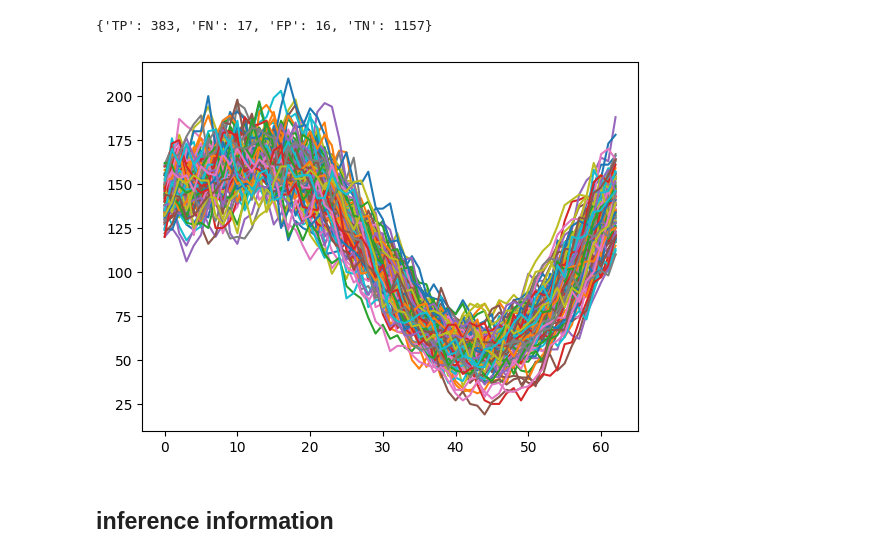
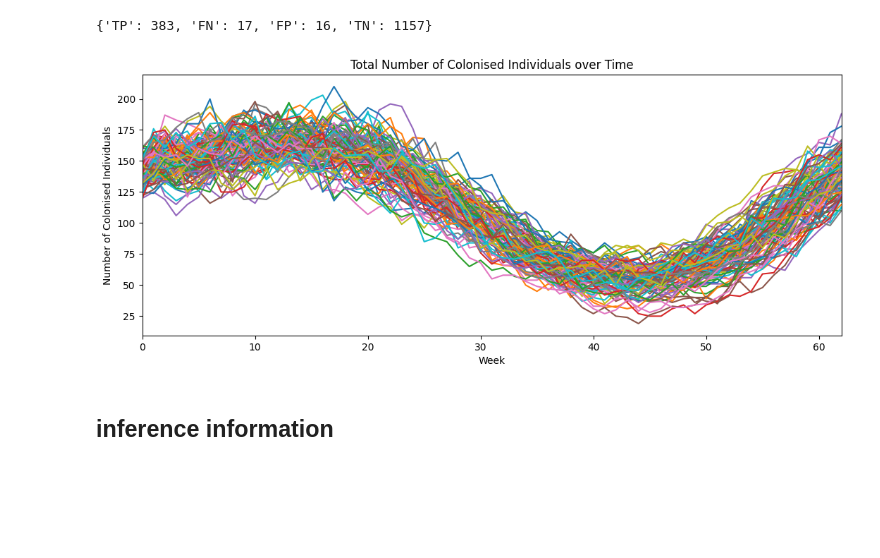
Before and after one commit to neilljn/AntiDOTE_Methods, a Jupyter notebook: experiments/sim_study_rippler_many/results.ipynb, the cells around one changed output. Drawn from its saved outputs; the diff is of its cells as text; code cells hidden in the pictures; blank space fills up the shorter version.

```diff
--- a/experiments/sim_study_rippler_many/results.ipynb
+++ b/experiments/sim_study_rippler_many/results.ipynb
@@ -186,12 +186,18 @@ test_acc(UC_results['X'],test_results)
 {'TP': 383, 'FN': 17, 'FP': 16, 'TN': 1157}
 # %%
 # many simulations
+plt.figure(figsize=(12.8,4.8))
 for i in range(100):
     UC_results_i = UC_sim(N,h,age,sex,prop_0,theta,gamma,test_rate,sens,spec,T,seasonality_mode,seasonal_period,t_ast,i)
     plt.plot(UC_results_i['sum_C'])
+plt.title("Total Number of Colonised Individuals over Time")
+plt.ylabel("Number of Colonised Individuals")
+plt.xlabel("Week")
+plt.xlim(0,62)
+plt.savefig("plots/sim_colonised.pdf")
 plt.show()
 # %% [output]
-[figure, old version]
+[figure, new version]
 # %% [markdown]
 ## inference information
 # %%
```
Also changed, not shown: parts of 27 cells of this notebook, 6 other files.
